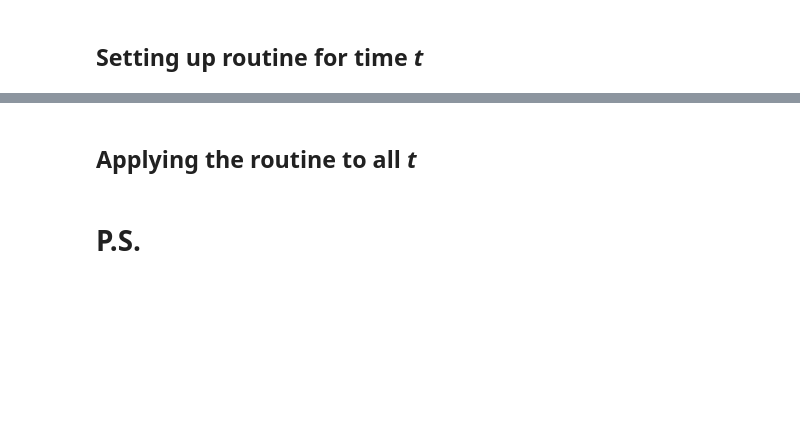
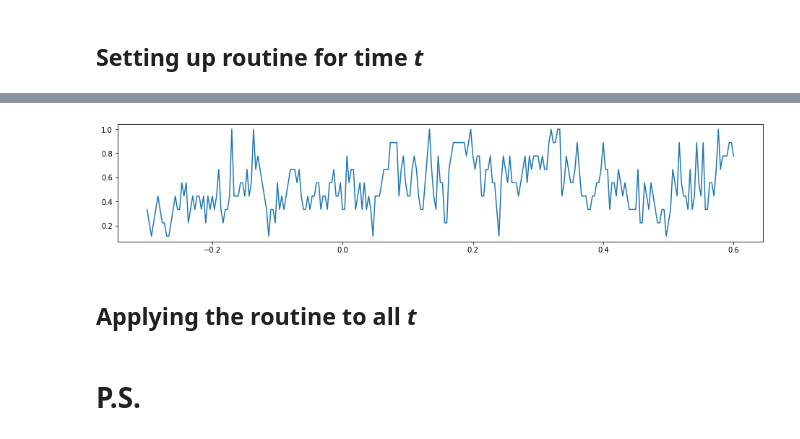
Before and after one commit to egorananyev/mne_pipe_visperc, a Jupyter notebook: mvpa.ipynb, the cells around one changed output, grey strips where cells are left out. Saved outputs shown, nothing was run; the diff lists cells and outputs as text; code cells hidden in the pictures; blank space fills up the shorter version.

```diff
--- a/mvpa.ipynb
+++ b/mvpa.ipynb
@@ -89,0 +149,3 @@ def svm_routine(t, channels, stim_ori):
+# %%
+all_durs = [1, 2, 3, 4]
+all_conts = [17, 33, 50, 100]
@@ -89,0 +165,17 @@ def svm_routine(t, channels, stim_ori):
+# %%
+def iter_times(all_times_, epochs_df_, cur_cond_str_, numof_epochs_):
+    acc_ = []
+    for t in all_times_:
+        X_right = epochs_df_.loc[('right/'+cur_cond_str_, slice(None), t), :].values
+        X_left = epochs_df_.loc[('left/'+cur_cond_str_, slice(None), t), :].values
+        X = np.concatenate((X_right, X_left))
+    #     print(np.shape(X))
+        y = np.concatenate((np.repeat(1, len(X_right)), np.repeat(0, len(X_left))))
+    #     print(np.shape(y))
+        acc_.append(run_svm(numof_epochs_, X, y))
+    return acc_
+# %%
+acc_index = pd.MultiIndex.from_product([all_durs, all_conts], names=['dur', 'cont'])
+acc = pd.DataFrame(np.zeros((len(all_durs)*len(all_conts), len(all_times))),
+                   index=acc_index, columns=all_times)
+acc.head()
@@ -90,3 +191,26 @@ def svm_routine(t, channels, stim_ori):
+# %%
+for cur_dur in range(len(all_durs)):
+    for cur_cont in range(len(all_conts)):
+        cur_cond_str = 'dur' + str(all_durs[cur_dur]) + '/' + 'cont' + \
+                       str(all_conts[cur_cont]).zfill(3)
+#         print(cur_cond_str)
+        epochs_subset = epochs[cur_cond_str];
+#         print(epochs_subset)
+        numof_epochs = len(epochs_subset)
+#         print(numof_epochs)
+        epochs_df = epochs_subset.to_data_frame()
+#         print(epochs_df.iloc[:,0:4].head());
+#         print(epochs_df.columns.values[0:21])
+        cur_acc = iter_times(all_times, epochs_df, cur_cond_str, numof_epochs)
+#         print(cur_acc)
+        acc.loc[(all_durs[cur_dur], all_conts[cur_cont]), :] = cur_acc
+# %%
+%matplotlib inline
+plt.figure(figsize=(16, 3))
+plt.plot(epochs.times, np.array(acc).T);
+# plt.savefig(qc_fname + '_light-sensors.pdf')
+# %% [output]
+[figure, added]
 # %% [markdown]
 ## Applying the routine to all _t_
 # %% [markdown]
```
Also changed, not shown: parts of 13 cells of this notebook, 2 other files.
